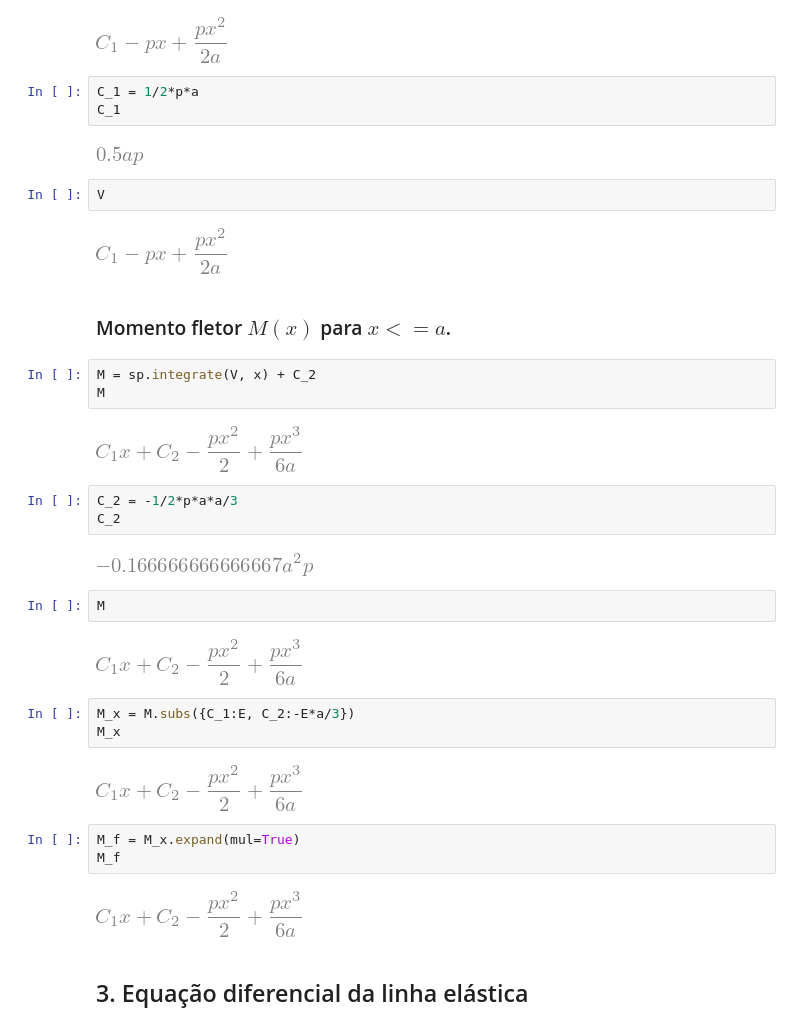
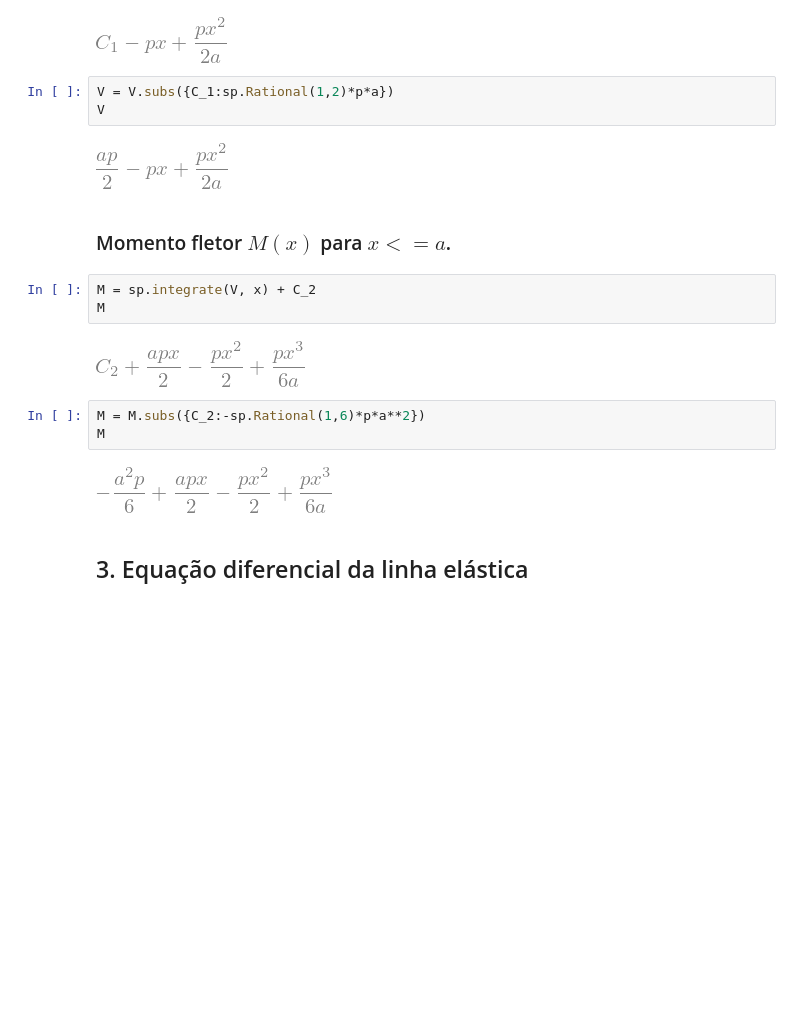
Before and after one commit to mvreal/Ponte1, a Jupyter notebook: Empuxo_pilar.ipynb, the cells around one changed output. Drawn from its saved outputs; the diff is of its cells as text; blank space fills up the shorter version.

```diff
--- a/Empuxo_pilar.ipynb
+++ b/Empuxo_pilar.ipynb
@@ -44,40 +39,22 @@ V
 # %% [output]
 [figure]
 # %%
-C_1 = 1/2*p*a
-C_1
+V = V.subs({C_1:sp.Rational(1,2)*p*a})
+V
 # %% [output]
-[figure, old version]
+[figure, new version]
-# %%
-V
-# %% [output]
-[figure, removed]
 # %% [markdown]
 ### Momento fletor $M(x)$ para $x<=a$.
 # %%
 M = sp.integrate(V, x) + C_2
 M
 # %% [output]
-[figure, old version]
+[figure, new version]
-# %%
-C_2 = -1/2*p*a*a/3
-C_2
-# %% [output]
-[figure, removed]
-# %%
-M
-# %% [output]
-[figure, removed]
-# %%
-M_x = M.subs({C_1:E, C_2:-E*a/3})
-M_x
-# %% [output]
-[figure, removed]
-# %%
-M_f = M_x.expand(mul=True)
-M_f
-# %% [output]
-[figure, removed]
+# %%
+M = M.subs({C_2:-sp.Rational(1,6)*p*a**2})
+M
+# %% [output]
+[figure, added]
 # %% [markdown]
 ## 3. Equação diferencial da linha elástica
 # %% [markdown]
```
Also changed, not shown: parts of 27 cells of this notebook.
